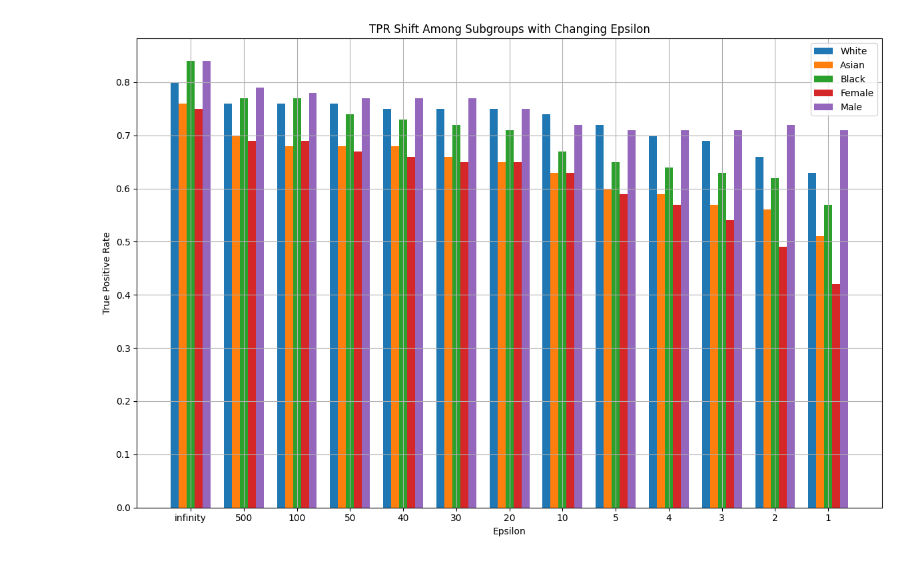
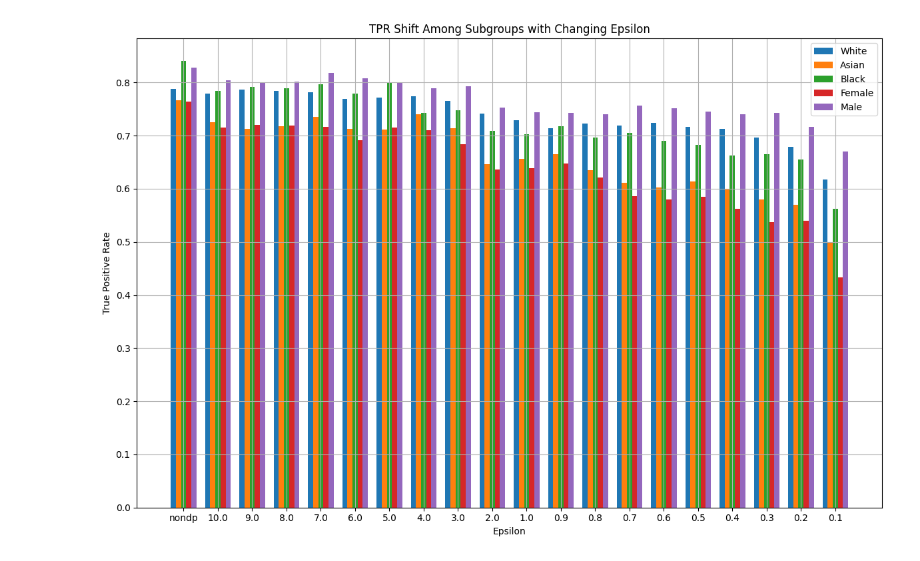
Before and after one commit to GivralNguyen/Towards-Fair-and-Private-AI-in-Chest-Radiograph-Analysis, a Jupyter notebook: metrics/plot_shift.ipynb, the cells around one changed output. Saved outputs shown, nothing was run; the diff lists cells and outputs as text; code cells hidden in the pictures.

```diff
--- a/metrics/plot_shift.ipynb
+++ b/metrics/plot_shift.ipynb
@@ -48,0 +81,32 @@ plt.show()
+# %%
+epsilon_values = [10.0, 9.0, 8.0, 7.0, 6.0, 5.0, 4.0, 3.0, 2.0, 1.0, 0.9, 0.8, 0.7, 0.6, 0.5, 0.4, 0.3, 0.2, 0.1]
+AP_all = [metric_non_dp['All']['AP']]
+AP_white = [metric_non_dp['White']['AP']]
+AP_asian = [metric_non_dp['Asian']['AP']]
+AP_black = [metric_non_dp['Black']['AP']]
+AP_female = [metric_non_dp['Female']['AP']]
+AP_male = [metric_non_dp['Male']['AP']]
+
+AUC_all = [metric_non_dp['All']['AUC']]
+AUC_white = [metric_non_dp['White']['AUC']]
+AUC_asian = [metric_non_dp['Asian']['AUC']]
+AUC_black = [metric_non_dp['Black']['AUC']]
+AUC_female = [metric_non_dp['Female']['AUC']]
+AUC_male = [metric_non_dp['Male']['AUC']]
+
+for epsilon in epsilon_values:
+    AP_all.append(all_metrics[epsilon]['All']['AP'])
+    AP_white.append(all_metrics[epsilon]['White']['AP'])
+    AP_asian.append(all_metrics[epsilon]['Asian']['AP'])
+    AP_black.append(all_metrics[epsilon]['Black']['AP'])
+    AP_female.append(all_metrics[epsilon]['Female']['AP'])
+    AP_male.append(all_metrics[epsilon]['Male']['AP'])
+
+    AUC_all.append(all_metrics[epsilon]['All']['AUC'])
+    AUC_white.append(all_metrics[epsilon]['White']['AUC'])
+    AUC_asian.append(all_metrics[epsilon]['Asian']['AUC'])
+    AUC_black.append(all_metrics[epsilon]['Black']['AUC'])
+    AUC_female.append(all_metrics[epsilon]['Female']['AUC'])
+    AUC_male.append(all_metrics[epsilon]['Male']['AUC'])
+
+epsilon_values.insert(0, 'nondp')
@@ -49,26 +157,26 @@ plt.show()
 # %%
 import numpy as np
 bar_width = 0.15
-index = np.arange(len(epsilon))
+index = np.arange(len(epsilon_values))
 
 plt.figure(figsize=(12, 8))
 
 plt.bar(index, TPR_white, bar_width, label='White')
 plt.bar(index + bar_width, TPR_asian, bar_width, label='Asian')
 plt.bar(index + 2*bar_width, TPR_black, bar_width, label='Black')
 plt.bar(index + 3*bar_width, TPR_female, bar_width, label='Female')
 plt.bar(index + 4*bar_width, TPR_male, bar_width, label='Male')
 
 plt.xlabel('Epsilon')
 plt.ylabel('True Positive Rate')
 plt.title('TPR Shift Among Subgroups with Changing Epsilon')
-plt.xticks(index + 2*bar_width, epsilon)
+plt.xticks(index + 2*bar_width, epsilon_values)
 plt.legend()
 plt.grid(True)
 plt.tight_layout()
 plt.show()
 # %% [output]
-[figure, old version]
+[figure, new version]
 # %%
 import numpy as np
 
```
Also changed, not shown: parts of 11 cells of this notebook, 3 other files.
